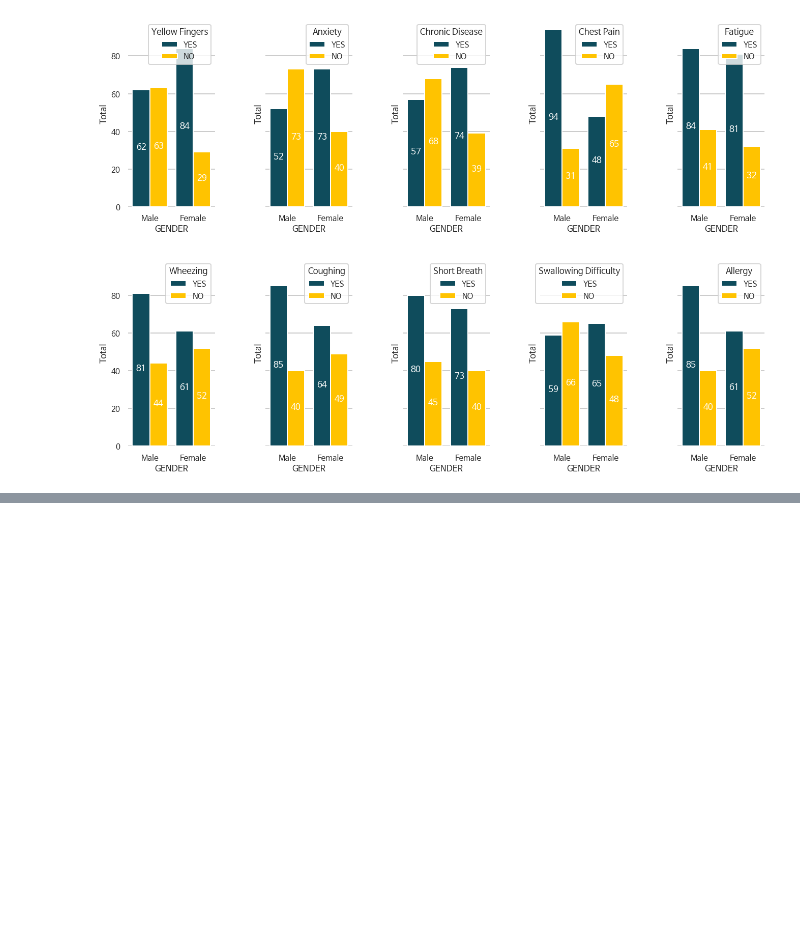
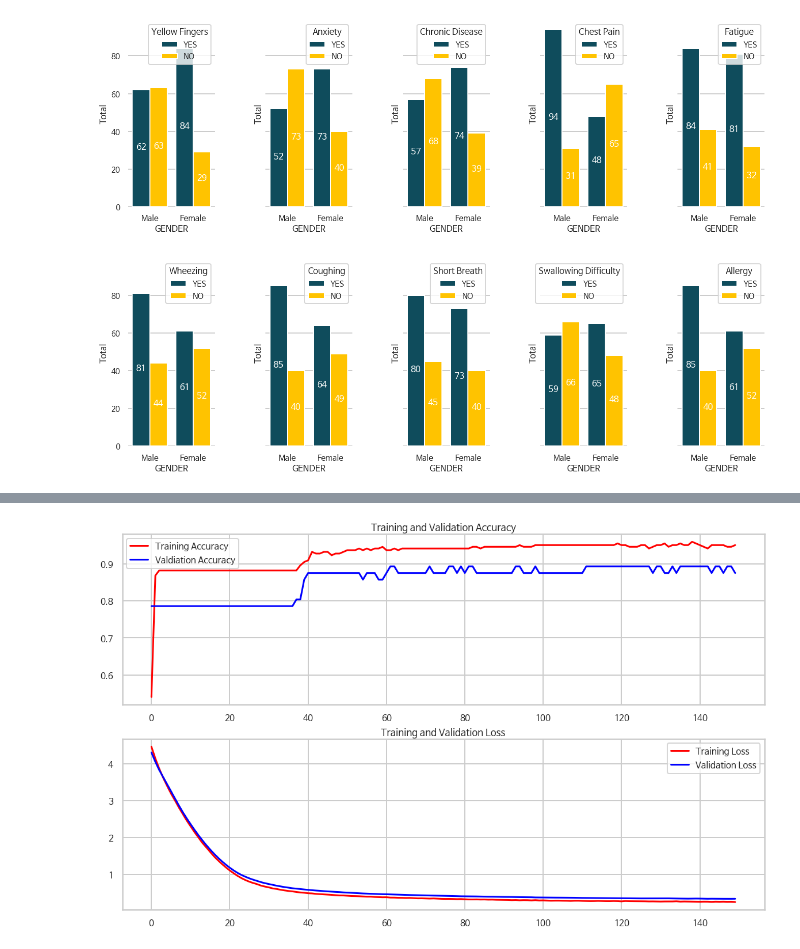
Before and after one commit to MinsooKwak/Kaggle_note, a Jupyter notebook: Data_science/lung_cancer_analysis_note.ipynb, the cells around one changed output, grey strips where cells are left out. Saved outputs shown, nothing was run; the diff lists cells and outputs as text; code cells hidden in the pictures; blank space fills up the shorter version.

```diff
--- a/Data_science/lung_cancer_analysis_note.ipynb
+++ b/Data_science/lung_cancer_analysis_note.ipynb
@@ -581,0 +1033,21 @@ plt.show()
+# %%
+# callback 만들기
+class myCallback(tf.keras.callbacks.Callback):
+  def on_epoch_end(self, epoch, logs={}):
+
+    if (logs.get('accuracy')==1.0):
+      print('\nAccuracy is 100%, so conceling training!')
+      self.model.stop_training =True
+
+callbacks= myCallback()
+
+neural_model.compile(optimizer = Adam(learning_rate = 0.001),
+                     loss = 'binary_crossentropy',
+                     metrics=['accuracy'])
+
+history = neural_model.fit(X_train, y_train,
+                           epochs=150,
+                           verbose=1,
+                           batch_size=32,
+                           validation_data = (X_test, y_test),
+                           callbacks=[callbacks])
@@ -581,0 +1088,23 @@ plt.show()
+# %%
+acc = history.history['accuracy']
+val_acc= history.history['val_accuracy']
+loss= history.history['loss']
+val_loss= history.history['val_loss']
+
+epochs = range(len(acc))
+
+plt.figure(figsize=(20,12))
+plt.subplot(2,1,1)
+plt.plot(epochs, acc, "red", label='Training Accuracy')
+plt.plot(epochs, val_acc, "blue", label='Valdiation Accuracy')
+plt.title("Training and Validation Accuracy")
+plt.legend()
+
+plt.subplot(2,1,2)
+plt.plot(epochs, loss, "red", label='Training Loss')
+plt.plot(epochs, val_loss, "blue", label='Validation Loss')
+plt.title('Training and Validation Loss')
+plt.legend()
+plt.show()
+# %% [output]
+[figure, added]
```
Also changed, not shown: parts of 35 cells of this notebook.
